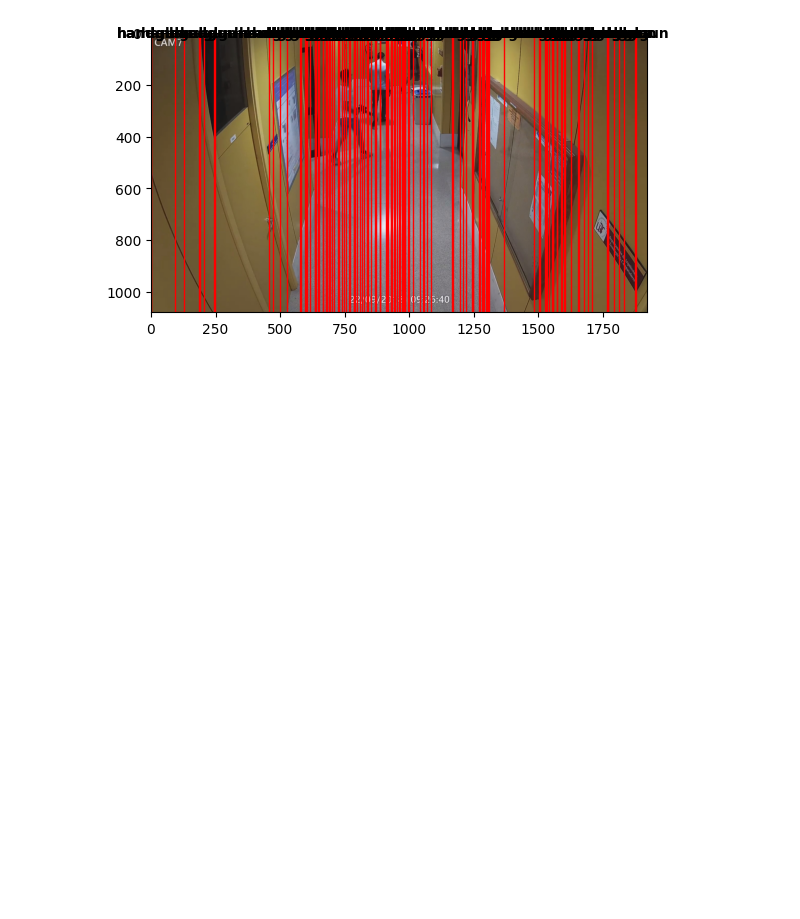
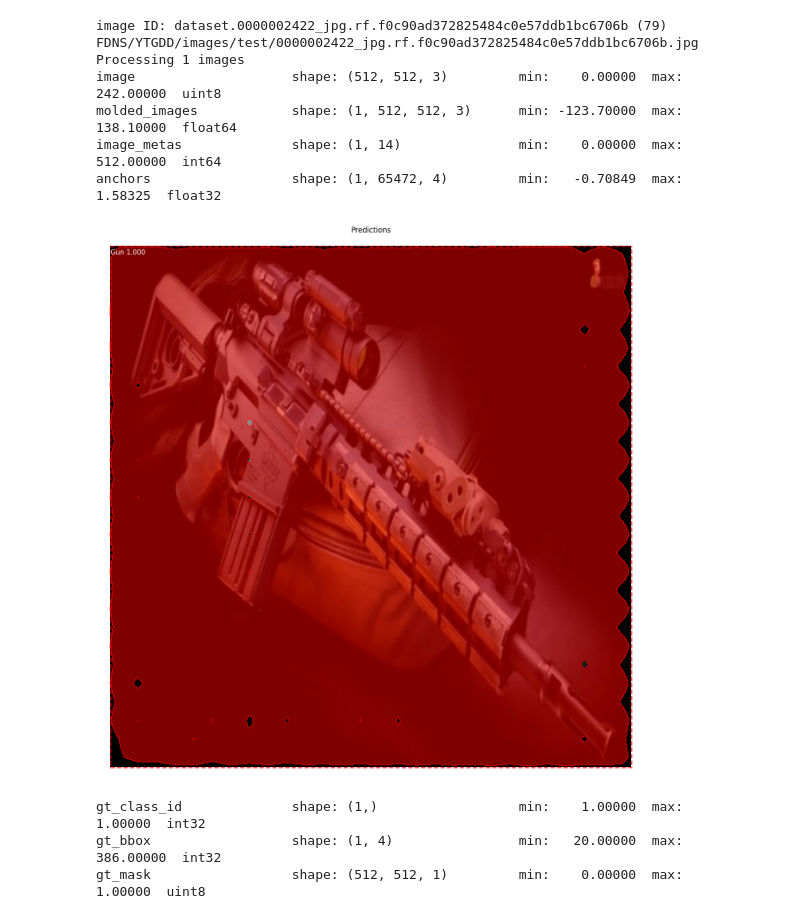
Before and after one commit to PatrickKudo/FDNS, a Jupyter notebook: FDNS_mask_rcnn.ipynb, the cells around one changed output. Drawn from its saved outputs; the diff is of its cells as text; code cells hidden in the pictures; blank space fills up the shorter version.

```diff
--- a/FDNS_mask_rcnn.ipynb
+++ b/FDNS_mask_rcnn.ipynb
@@ -300,36 +361,47 @@ WARNING:tensorflow:From /usr/local/lib/python3.8/dist-packages/tensorflow/python
 Instructions for updating:
 Use fn_output_signature instead
-# %%
-#Test on a single image
-num=random.randint(0, len(test_set.image_ids))
-# define image id
-image_id = num
-# load the image
-#gun_img = test_set.load_image(image_id)
-gun_img = skimage.io.imread("FDENS/mock_attack_sevilla/test/Cam7-From09-05-50To10-09-24_Segment_8_x264_frame_57.jpg")
-# #Download a new image for testing...
-# #https://c2.peakpx.com/wallpaper/603/971/645/fruit-fruit-bowl-fruits-apple-wallpaper-preview.jpg
-detected = inf_mod.detect([gun_img])[0]
-pyplot.imshow(gun_img)
-ax = pyplot.gca()
-class_names = ['handgun', 'rifle']
-class_id_counter=1
-for box in detected['rois']:
-    #print(box)
-#get coordinates
-    detected_class_id = detected['class_ids'][class_id_counter-1]
-    #print(detected_class_id)
-    #print("Detected class is :", class_names[detected_class_id-1])
-    y1, x1, y2, x2 = box
-    #calculate width and height of the box
-    width, height = x2 - x1, y2 - y1
-    #create the shape
-    ax.annotate(class_names[detected_class_id-1], (x1, y1), color='black', weight='bold', fontsize=10, ha='center', va='center')
-    rect = Rectangle((x1, y1), width, height, fill=False, color='red')
-#draw the box
-    ax.add_patch(rect)
-    class_id_counter+=1
-#show the figure
-pyplot.show()
-# %% [output]
-[figure, removed]
+# %%
+dataset = test_set
+# %%
+
+
+def get_ax(rows=1, cols=1, size=16):
+    """Return a Matplotlib Axes array to be used in
+    all visualizations in the notebook. Provide a
+    central point to control graph sizes.
+
+    Adjust the size attribute to control how big to render images
+    """
+    _, ax = plt.subplots(rows, cols, figsize=(size*cols, size*rows))
+    return ax
+# %%
+image_id = random.choice(dataset.image_ids)
+image, image_meta, gt_class_id, gt_bbox, gt_mask =\
+    modellib.load_image_gt(dataset, config, image_id)
+info = dataset.image_info[image_id]
+print("image ID: {}.{} ({}) {}".format(info["source"], info["id"], image_id,
+                                       dataset.image_reference(image_id)))
+# Run object detection
+results = inf_mod.detect([image], verbose=1)
+
+# Display results
+ax = get_ax(1)
+r = results[0]
+visualize.display_instances(image, r['rois'], r['masks'], r['class_ids'],
+                            dataset.class_names, r['scores'], ax=ax,
+                            title="Predictions")
+plt.show()
+log("gt_class_id", gt_class_id)
+log("gt_bbox", gt_bbox)
+log("gt_mask", gt_mask)
+# %% [output]
+image ID: dataset.0000002422_jpg.rf.f0c90ad372825484c0e57ddb1bc6706b (79) FDNS/YTGDD/images/test/0000002422_jpg.rf.f0c90ad372825484c0e57ddb1bc6706b.jpg
+Processing 1 images
+image                    shape: (512, 512, 3)         min:    0.00000  max:  242.00000  uint8
+molded_images            shape: (1, 512, 512, 3)      min: -123.70000  max:  138.10000  float64
+image_metas              shape: (1, 14)               min:    0.00000  max:  512.00000  int64
+anchors                  shape: (1, 65472, 4)         min:   -0.70849  max:    1.58325  float32
+[figure, added]
+gt_class_id              shape: (1,)                  min:    1.00000  max:    1.00000  int32
+gt_bbox                  shape: (1, 4)                min:   20.00000  max:  386.00000  int32
+gt_mask                  shape: (512, 512, 1)         min:    0.00000  max:    1.00000  uint8
```
Also changed, not shown: parts of 18 cells of this notebook, 1 other file.
